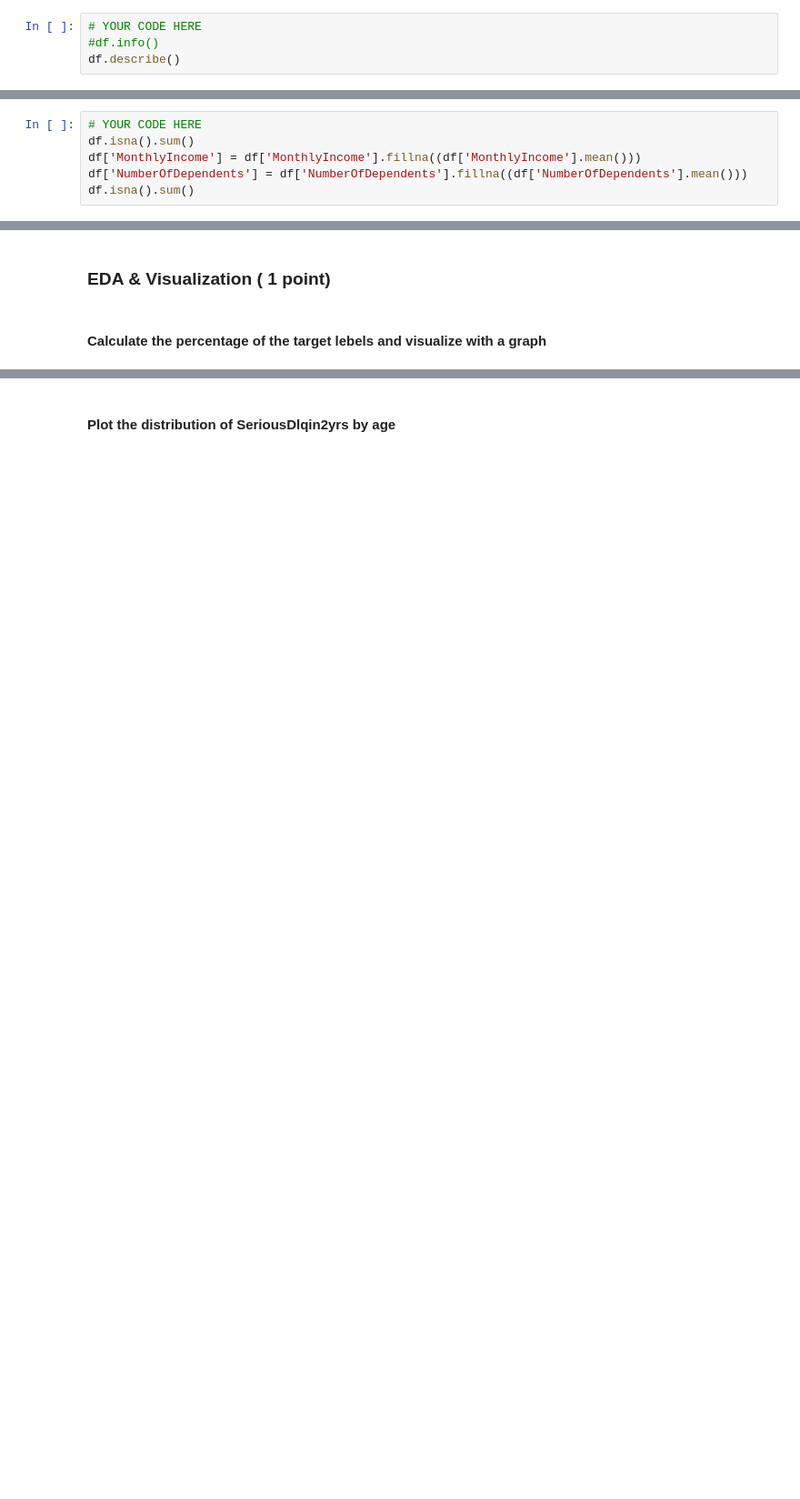
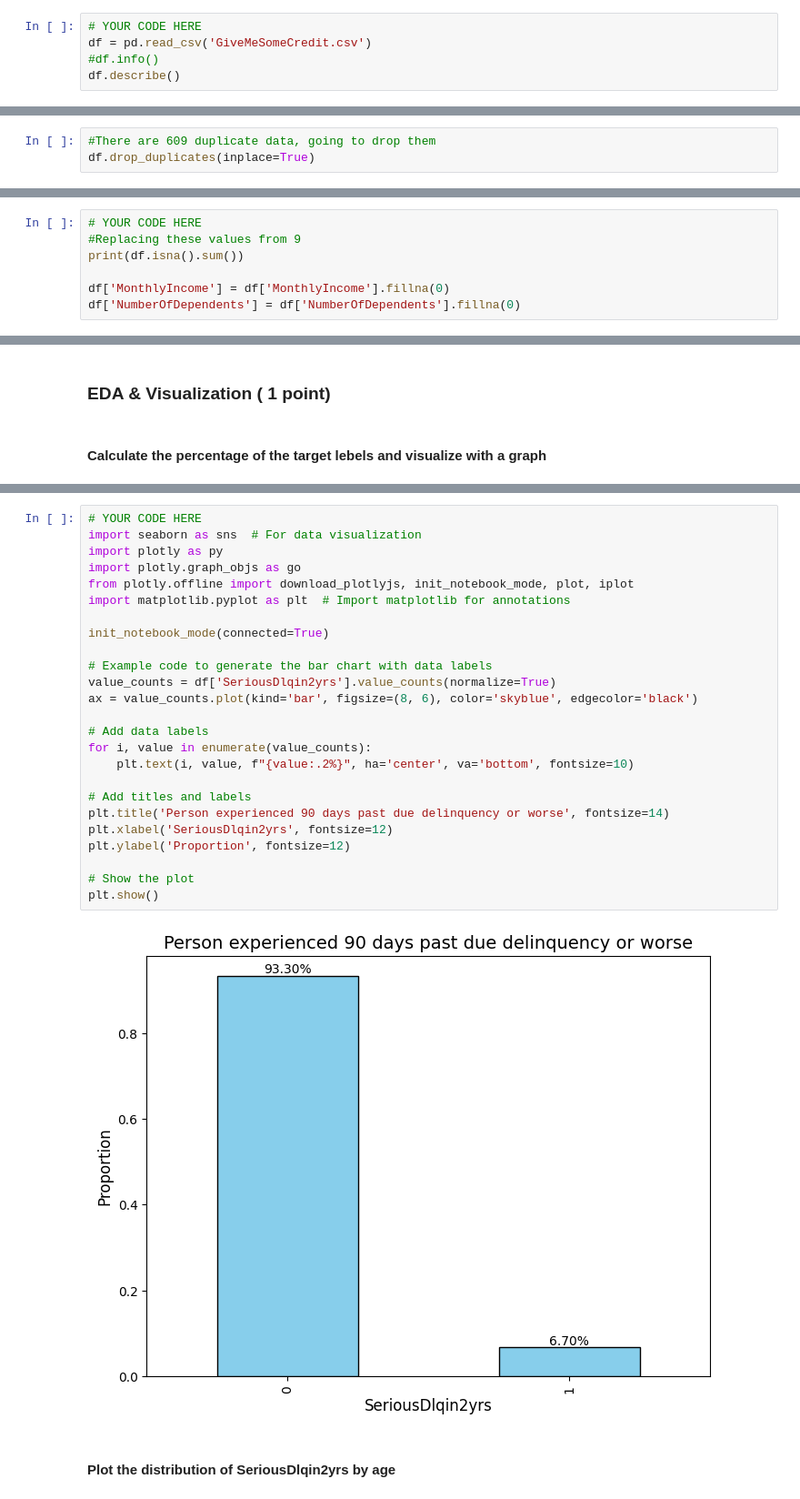
Before and after one commit to rupeshSi/Complete-Python-3-Bootcamp, a Jupyter notebook: RKS_M3_NB_MiniProject_2_Credit_risk_modelling_Logistic_Regression.ipynb, the cells around one changed output, grey strips where cells are left out. Shown: that part at 91% size. Cells and saved outputs as stored; diff of their text form; blank space fills up the shorter version.

```diff
--- a/RKS_M3_NB_MiniProject_2_Credit_risk_modelling_Logistic_Regression.ipynb
+++ b/RKS_M3_NB_MiniProject_2_Credit_risk_modelling_Logistic_Regression.ipynb
@@ -142,6 +139,7 @@ df = pd.read_csv('GiveMeSomeCredit.csv')
 #### Describe the all statistical properties of the train dataset
 # %%
 # YOUR CODE HERE
+df = pd.read_csv('GiveMeSomeCredit.csv')
 #df.info()
 df.describe()
 # %% [output]
@@ -171,0 +205,3 @@ Index(['SeriousDlqin2yrs', 'RevolvingUtilizationOfUnsecuredLines', 'age',
+# %%
+#There are 609 duplicate data, going to drop them
+df.drop_duplicates(inplace=True)
@@ -175,8 +227,9 @@ Index(['SeriousDlqin2yrs', 'RevolvingUtilizationOfUnsecuredLines', 'age',
 Find the how many null values in the dataset and fill with mean or remove.
 # %%
 # YOUR CODE HERE
-df.isna().sum()
-df['MonthlyIncome'] = df['MonthlyIncome'].fillna((df['MonthlyIncome'].mean()))
-df['NumberOfDependents'] = df['NumberOfDependents'].fillna((df['NumberOfDependents'].mean()))
-df.isna().sum()
+#Replacing these values from 9
+print(df.isna().sum())
+
+df['MonthlyIncome'] = df['MonthlyIncome'].fillna(0)
+df['NumberOfDependents'] = df['NumberOfDependents'].fillna(0)
 # %% [output]
@@ -207,2 +268,29 @@ sns.pairplot(data=df, hue="NumberOfDependents")
+# %%
+# YOUR CODE HERE
+import seaborn as sns  # For data visualization
+import plotly as py
+import plotly.graph_objs as go
+from plotly.offline import download_plotlyjs, init_notebook_mode, plot, iplot
+import matplotlib.pyplot as plt  # Import matplotlib for annotations
+
+init_notebook_mode(connected=True)
+
+# Example code to generate the bar chart with data labels
+value_counts = df['SeriousDlqin2yrs'].value_counts(normalize=True)
+ax = value_counts.plot(kind='bar', figsize=(8, 6), color='skyblue', edgecolor='black')
+
+# Add data labels
+for i, value in enumerate(value_counts):
+    plt.text(i, value, f"{value:.2%}", ha='center', va='bottom', fontsize=10)
+
+# Add titles and labels
+plt.title('Person experienced 90 days past due delinquency or worse', fontsize=14)
+plt.xlabel('SeriousDlqin2yrs', fontsize=12)
+plt.ylabel('Proportion', fontsize=12)
+
+# Show the plot
+plt.show()
+# %% [output]
+[figure, added]
 # %% [markdown]
 #### Plot the distribution of SeriousDlqin2yrs by age
```
Also changed, not shown: parts of 26 cells of this notebook.
